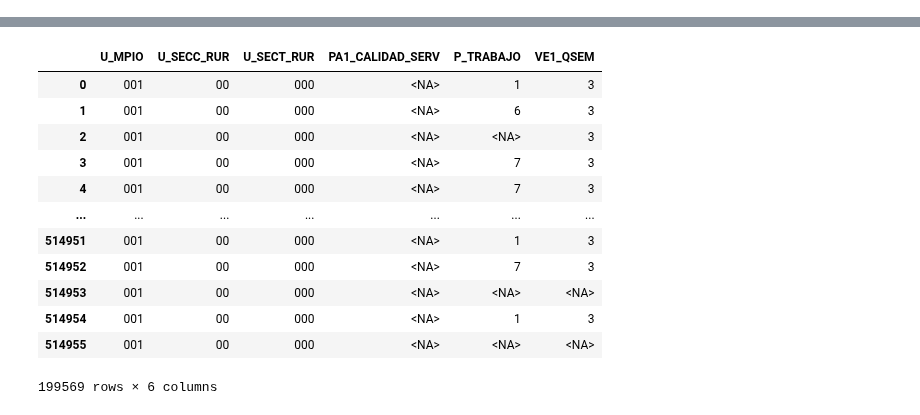
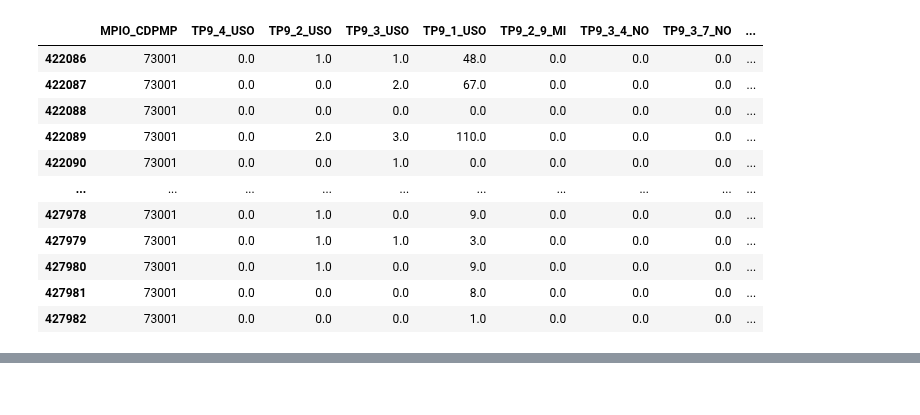
Before and after one commit to harmonize-tools/socio4health, a Jupyter notebook: docs/source/notebooks/example.ipynb, the cells around one changed output, grey strips where cells are left out. Cells and saved outputs as stored; diff of their text form; code cells hidden in the pictures.

```diff
--- a/docs/source/notebooks/example.ipynb
+++ b/docs/source/notebooks/example.ipynb
@@ -101,8 +119,6 @@ prueba =[df_merged]
 # %%
 har = Harmonizer()
-har.similarity_threshold = 0.9
-har.nan_threshold = 1
-# dfs = har.vertical_merge(col_CNPV)
-dfs = har.drop_nan_columns(prueba)
-available_columns = har.get_available_columns(dfs)
+# har.similarity_threshold = 0.9
+# har.nan_threshold = 1
+# available_columns = har.get_available_columns(col_CNPV)
 # %% [output]
@@ -125,9 +125,0 @@ len(available_columns)
-# %%
-raw_dict = pd.read_excel('../../Socio4HealthData/Dictionaries/Colombia/Diccionario Crudo CNVP.xlsx')
-dic = harmonizer_utils.standardize_dict(raw_dict)
-dic = harmonizer_utils.translate_column(dic, "question", language="en")
-dic = harmonizer_utils.translate_column(dic, "description", language="en")
-dic = harmonizer_utils.translate_column(dic, "possible_answers", language="en")
-dic = harmonizer_utils.classify_rows(dic, "question_en", "description_en", "possible_answers_en",
-                                        new_column_name="category",
-                                        MODEL_PATH="../../Socio4HealthData/input/bert_finetuned_classifier")
@@ -140,2 +125,0 @@ possible_answers translated
-# %%
-dic = pd.read_excel('../../../../Socio4HealthData/Dictionaries/Colombia/Diccionario Crudo CNVP Categorizado.xlsx')
@@ -178,7 +126,8 @@ dic[dic['category'] == "Business"]
 # %%
 har.dict_df = dic
-har.categories = ["Business"]
-har.key_col = 'U_MPIO'
-har.key_val = ['001']
-filtered_ddfs = har.data_selector(prueba)
+har.categories = ["Housing"]
+har.extra_cols = ['MPIO_CDPMP']
+har.key_col = 'MPIO_CDPMP'
+har.key_val = ['73001']
+filtered_ddfs = har.data_selector(col_CNPV)
 # %% [output]
@@ -196,3 +140,15 @@ Matches with dict_df: 91 (98.91%)
 # %%
-filtered_ddfs[0].compute()
+filtered_ddfs[0]
 # %% [output]
+|  | MPIO_CDPMP | TP9_4_USO | TP9_2_USO | TP9_3_USO | TP9_1_USO | TP9_2_9_MI | TP9_3_4_NO | TP9_3_7_NO | ... |
+| 422086 | 73001 | 0.0 | 1.0 | 1.0 | 48.0 | 0.0 | 0.0 | 0.0 | ... |
+| 422087 | 73001 | 0.0 | 0.0 | 2.0 | 67.0 | 0.0 | 0.0 | 0.0 | ... |
+| 422088 | 73001 | 0.0 | 0.0 | 0.0 | 0.0 | 0.0 | 0.0 | 0.0 | ... |
+| 422089 | 73001 | 0.0 | 2.0 | 3.0 | 110.0 | 0.0 | 0.0 | 0.0 | ... |
+| 422090 | 73001 | 0.0 | 0.0 | 1.0 | 0.0 | 0.0 | 0.0 | 0.0 | ... |
+| ... | ... | ... | ... | ... | ... | ... | ... | ... | ... |
+| 427978 | 73001 | 0.0 | 1.0 | 0.0 | 9.0 | 0.0 | 0.0 | 0.0 | ... |
+| 427979 | 73001 | 0.0 | 1.0 | 1.0 | 3.0 | 0.0 | 0.0 | 0.0 | ... |
+| 427980 | 73001 | 0.0 | 1.0 | 0.0 | 9.0 | 0.0 | 0.0 | 0.0 | ... |
+| 427981 | 73001 | 0.0 | 0.0 | 0.0 | 8.0 | 0.0 | 0.0 | 0.0 | ... |
+| 427982 | 73001 | 0.0 | 0.0 | 0.0 | 1.0 | 0.0 | 0.0 | 0.0 | ... |
@@ -200,13 +155,0 @@ filtered_ddfs[0].compute()
-|  | U_MPIO | U_SECC_RUR | U_SECT_RUR | PA1_CALIDAD_SERV | P_TRABAJO | VE1_QSEM |
-| 0 | 001 | 00 | 000 | <NA> | 1 | 3 |
-| 1 | 001 | 00 | 000 | <NA> | 6 | 3 |
-| 2 | 001 | 00 | 000 | <NA> | <NA> | 3 |
-| 3 | 001 | 00 | 000 | <NA> | 7 | 3 |
-| 4 | 001 | 00 | 000 | <NA> | 7 | 3 |
-| ... | ... | ... | ... | ... | ... | ... |
-| 514951 | 001 | 00 | 000 | <NA> | 1 | 3 |
-| 514952 | 001 | 00 | 000 | <NA> | 7 | 3 |
-| 514953 | 001 | 00 | 000 | <NA> | <NA> | <NA> |
-| 514954 | 001 | 00 | 000 | <NA> | 1 | 3 |
-| 514955 | 001 | 00 | 000 | <NA> | <NA> | <NA> |
-199569 rows × 6 columns
```
Also changed, not shown: parts of 18 cells of this notebook.
